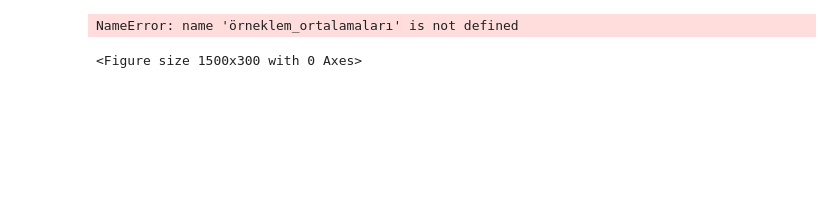
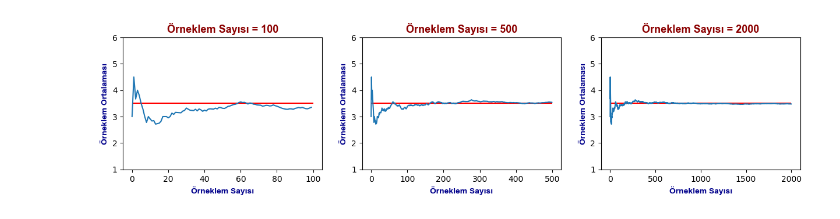
Before and after one commit to neslihankumbasar/2.Istatistike-Giris, a Jupyter notebook: bootcamp_3_4.ipynb, the cells around one changed output. Drawn from its saved outputs; the diff is of its cells as text; code cells hidden in the pictures; blank space fills up the shorter version.

Commit message:
Popülasyon, Örneklem ve Ilgili Teoremler

```diff
--- a/bootcamp_3_4.ipynb
+++ b/bootcamp_3_4.ipynb
@@ -119,10 +119,10 @@ print(orneklem_ortalamalari[0:10])
 # %%
-def orneklem_plotla(örneklem_ortalaması,orneklem_sayisi, subplot_no):
+def orneklem_plotla(orneklem_ortalaması,orneklem_sayisi, subplot_no):
     baslik_font = {'family': 'arial', 'color': 'darkred','weight': 'bold','size': 13 }
     eksen_font  = {'family': 'arial', 'color': 'darkblue','weight': 'bold','size': 10 }
     plt.subplot(subplot_no)
     plt.hlines(3.5, 0, orneklem_sayisi, colors= 'r' )
-    plt.plot(örneklem_ortalaması[0:orneklem_sayisi])
+    plt.plot(orneklem_ortalaması[0:orneklem_sayisi])
     plt.ylim((1,6))
     plt.title("Örneklem Sayısı = {}".format(orneklem_sayisi), fontdict = baslik_font)
     plt.xlabel("Örneklem Sayısı", fontdict = eksen_font)
@@ -130,10 +130,9 @@ def orneklem_plotla(örneklem_ortalaması,orneklem_sayisi, subplot_no):
     return plt
 # %%
 plt.figure(figsize=(15,3), dpi=100)
-orneklem_plotla(örneklem_ortalamaları,100, 131)
-orneklem_plotla(örneklem_ortalamaları, 500, 132)
-orneklem_plotla(örneklem_ortalamaları, 2000, 133)
+orneklem_plotla(orneklem_ortalamalari,100, 131)
+orneklem_plotla(orneklem_ortalamalari, 500, 132)
+orneklem_plotla(orneklem_ortalamalari, 2000, 133)
 plt.show()
 # %% [output]
-NameError: name 'örneklem_ortalamaları' is not defined
-<Figure size 1500x300 with 0 Axes>
+[figure, added]
```
Also changed, not shown: parts of 8 cells of this notebook.
